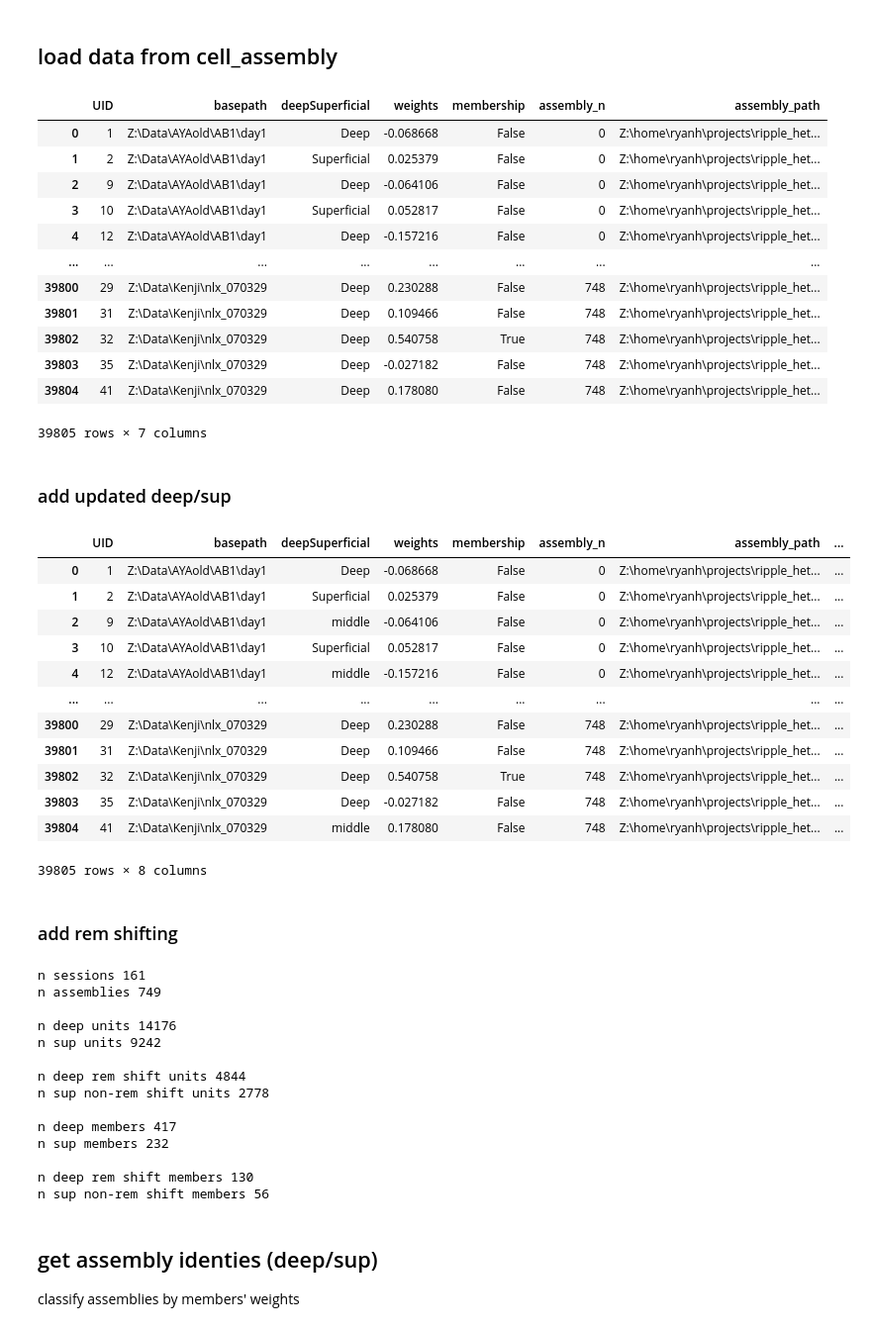
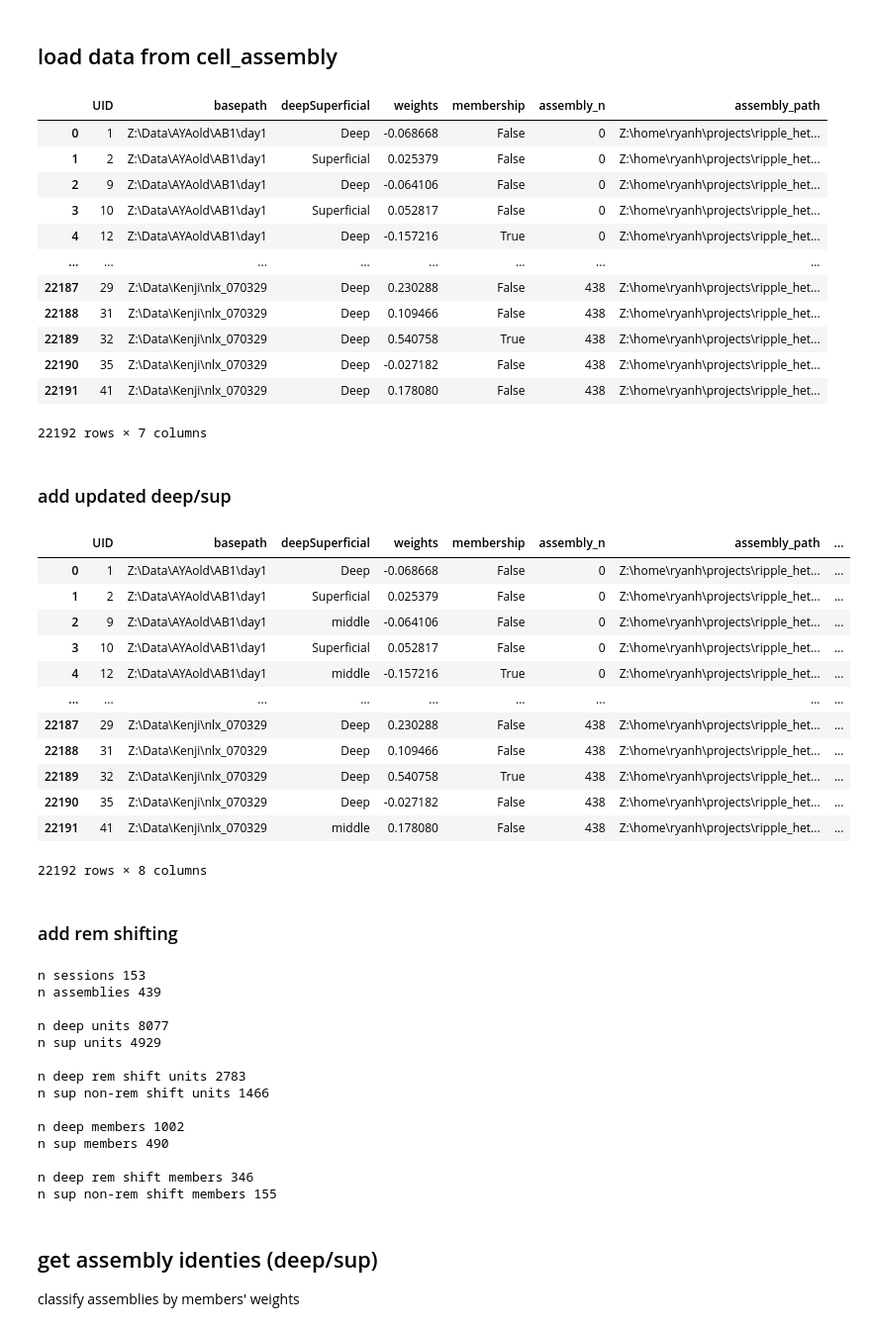
Before and after one commit to ryanharvey1/ripple_heterogeneity, a Jupyter notebook: python/notebooks/assembly.ipynb, the cells around one changed output. Shown at 99% size. Cells and saved outputs as stored; diff of their text form; code cells hidden in the pictures.

```diff
--- a/python/notebooks/assembly.ipynb
+++ b/python/notebooks/assembly.ipynb
@@ -73,44 +73,54 @@ assembly_n = 0
 assembly_ = []
 basepath = []
 assembly_path = []
 for session in sessions_df.sessions:
     with open(session, "rb") as f:
         results = pickle.load(f)
+    if len(results["patterns_inside_ripples"]) == 0:
+        continue
+    (
+        patterns,
+        is_member_keep,
+        keep_assembly,
+        is_member,
+    ) = functions.find_sig_assemblies(results["patterns_inside_ripples"])
 
-    for pattern in results["patterns_inside_ripples"]:
+    for i_assemblies,pattern in enumerate(patterns):
+
         UID.append(results["UID"])
         deepSuperficial.append(results["deepSuperficial"])
         weights.append(pattern)
-        thres = np.mean(pattern) + np.std(pattern) * 2
-        membership.append(pattern > thres)
+        # thres = np.mean(pattern) + np.std(pattern) * 2
+        # membership.append(pattern > thres)
+        membership.append(is_member_keep[i_assemblies])
         assembly_.append([assembly_n] * len(pattern))
         assembly_n += 1
         basepath.append([results["basepath"]] * len(pattern))
         assembly_path.append([session] * len(pattern))
 
 df["UID"] = np.hstack(UID)
 df["basepath"] = np.hstack(basepath)
 df["deepSuperficial"] = np.hstack(deepSuperficial)
 df["weights"] = np.hstack(weights)
 df["membership"] = np.hstack(membership)
 df["assembly_n"] = np.hstack(assembly_)
 df["assembly_path"] = np.hstack(assembly_path)
 
 df
 # %% [output]
 |  | UID | basepath | deepSuperficial | weights | membership | assembly_n | assembly_path |
 | 0 | 1 | Z:\Data\AYAold\AB1\day1 | Deep | -0.068668 | False | 0 | Z:\home\ryanh\projects\ripple_het... |
 | 1 | 2 | Z:\Data\AYAold\AB1\day1 | Superficial | 0.025379 | False | 0 | Z:\home\ryanh\projects\ripple_het... |
 | 2 | 9 | Z:\Data\AYAold\AB1\day1 | Deep | -0.064106 | False | 0 | Z:\home\ryanh\projects\ripple_het... |
 | 3 | 10 | Z:\Data\AYAold\AB1\day1 | Superficial | 0.052817 | False | 0 | Z:\home\ryanh\projects\ripple_het... |
-| 4 | 12 | Z:\Data\AYAold\AB1\day1 | Deep | -0.157216 | False | 0 | Z:\home\ryanh\projects\ripple_het... |
+| 4 | 12 | Z:\Data\AYAold\AB1\day1 | Deep | -0.157216 | True | 0 | Z:\home\ryanh\projects\ripple_het... |
 | ... | ... | ... | ... | ... | ... | ... | ... |
-| 39800 | 29 | Z:\Data\Kenji\nlx_070329 | Deep | 0.230288 | False | 748 | Z:\home\ryanh\projects\ripple_het... |
-| 39801 | 31 | Z:\Data\Kenji\nlx_070329 | Deep | 0.109466 | False | 748 | Z:\home\ryanh\projects\ripple_het... |
-| 39802 | 32 | Z:\Data\Kenji\nlx_070329 | Deep | 0.540758 | True | 748 | Z:\home\ryanh\projects\ripple_het... |
-| 39803 | 35 | Z:\Data\Kenji\nlx_070329 | Deep | -0.027182 | False | 748 | Z:\home\ryanh\projects\ripple_het... |
-| 39804 | 41 | Z:\Data\Kenji\nlx_070329 | Deep | 0.178080 | False | 748 | Z:\home\ryanh\projects\ripple_het... |
+| 22187 | 29 | Z:\Data\Kenji\nlx_070329 | Deep | 0.230288 | False | 438 | Z:\home\ryanh\projects\ripple_het... |
+| 22188 | 31 | Z:\Data\Kenji\nlx_070329 | Deep | 0.109466 | False | 438 | Z:\home\ryanh\projects\ripple_het... |
+| 22189 | 32 | Z:\Data\Kenji\nlx_070329 | Deep | 0.540758 | True | 438 | Z:\home\ryanh\projects\ripple_het... |
+| 22190 | 35 | Z:\Data\Kenji\nlx_070329 | Deep | -0.027182 | False | 438 | Z:\home\ryanh\projects\ripple_het... |
+| 22191 | 41 | Z:\Data\Kenji\nlx_070329 | Deep | 0.178080 | False | 438 | Z:\home\ryanh\projects\ripple_het... |
-39805 rows × 7 columns
+22192 rows × 7 columns
 # %% [markdown]
 ### add updated deep/sup
 # %%
@@ -123,14 +133,14 @@ df
 | 1 | 2 | Z:\Data\AYAold\AB1\day1 | Superficial | 0.025379 | False | 0 | Z:\home\ryanh\projects\ripple_het... | ... |
 | 2 | 9 | Z:\Data\AYAold\AB1\day1 | middle | -0.064106 | False | 0 | Z:\home\ryanh\projects\ripple_het... | ... |
 | 3 | 10 | Z:\Data\AYAold\AB1\day1 | Superficial | 0.052817 | False | 0 | Z:\home\ryanh\projects\ripple_het... | ... |
-| 4 | 12 | Z:\Data\AYAold\AB1\day1 | middle | -0.157216 | False | 0 | Z:\home\ryanh\projects\ripple_het... | ... |
+| 4 | 12 | Z:\Data\AYAold\AB1\day1 | middle | -0.157216 | True | 0 | Z:\home\ryanh\projects\ripple_het... | ... |
 | ... | ... | ... | ... | ... | ... | ... | ... | ... |
-| 39800 | 29 | Z:\Data\Kenji\nlx_070329 | Deep | 0.230288 | False | 748 | Z:\home\ryanh\projects\ripple_het... | ... |
-| 39801 | 31 | Z:\Data\Kenji\nlx_070329 | Deep | 0.109466 | False | 748 | Z:\home\ryanh\projects\ripple_het... | ... |
-| 39802 | 32 | Z:\Data\Kenji\nlx_070329 | Deep | 0.540758 | True | 748 | Z:\home\ryanh\projects\ripple_het... | ... |
-| 39803 | 35 | Z:\Data\Kenji\nlx_070329 | Deep | -0.027182 | False | 748 | Z:\home\ryanh\projects\ripple_het... | ... |
-| 39804 | 41 | Z:\Data\Kenji\nlx_070329 | middle | 0.178080 | False | 748 | Z:\home\ryanh\projects\ripple_het... | ... |
+| 22187 | 29 | Z:\Data\Kenji\nlx_070329 | Deep | 0.230288 | False | 438 | Z:\home\ryanh\projects\ripple_het... | ... |
+| 22188 | 31 | Z:\Data\Kenji\nlx_070329 | Deep | 0.109466 | False | 438 | Z:\home\ryanh\projects\ripple_het... | ... |
+| 22189 | 32 | Z:\Data\Kenji\nlx_070329 | Deep | 0.540758 | True | 438 | Z:\home\ryanh\projects\ripple_het... | ... |
+| 22190 | 35 | Z:\Data\Kenji\nlx_070329 | Deep | -0.027182 | False | 438 | Z:\home\ryanh\projects\ripple_het... | ... |
+| 22191 | 41 | Z:\Data\Kenji\nlx_070329 | middle | 0.178080 | False | 438 | Z:\home\ryanh\projects\ripple_het... | ... |
-39805 rows × 8 columns
+22192 rows × 8 columns
 # %%
 # df = df[df.deepSuperficial != "middle"]
 # df
@@ -155,20 +165,20 @@ print('')
 print('n deep rem shift members',((df.layer_rem_shift == 'deep_rem_shift') & df.membership).sum())
 print('n sup non-rem shift members',((df.layer_rem_shift == 'sup_non_rem_shift') & df.membership).sum())
 # %% [output]
-n sessions 161
-n assemblies 749
+n sessions 153
+n assemblies 439
 
-n deep units 14176
-n sup units 9242
+n deep units 8077
+n sup units 4929
 
-n deep rem shift units 4844
-n sup non-rem shift units 2778
+n deep rem shift units 2783
+n sup non-rem shift units 1466
 
-n deep members 417
-n sup members 232
+n deep members 1002
+n sup members 490
 
-n deep rem shift members 130
-n sup non-rem shift members 56
+n deep rem shift members 346
+n sup non-rem shift members 155
 # %%
 
 # def shuff_labels(df,layer,n_shuff):
```
Also changed, not shown: parts of 4 cells of this notebook, 1 other file.
